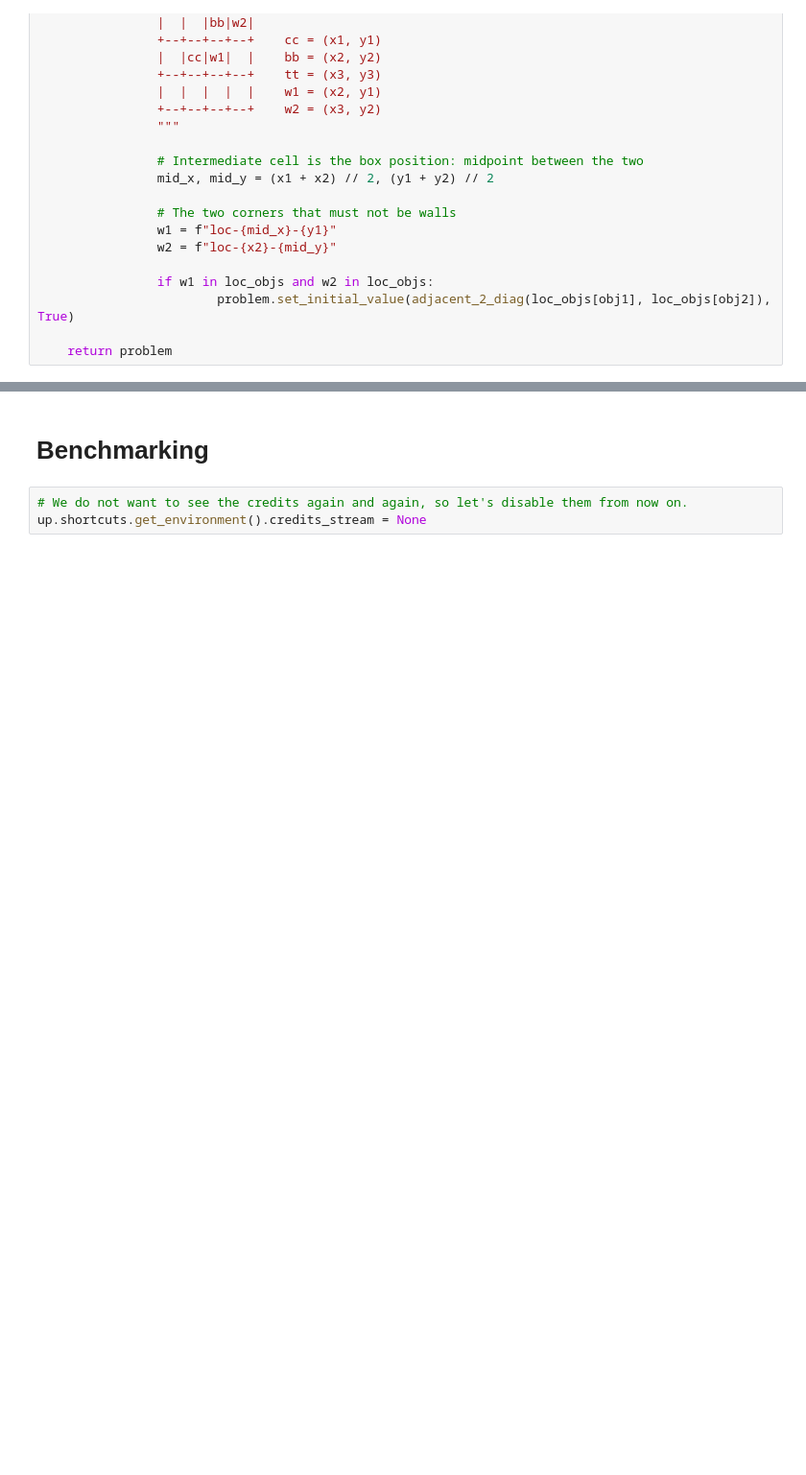
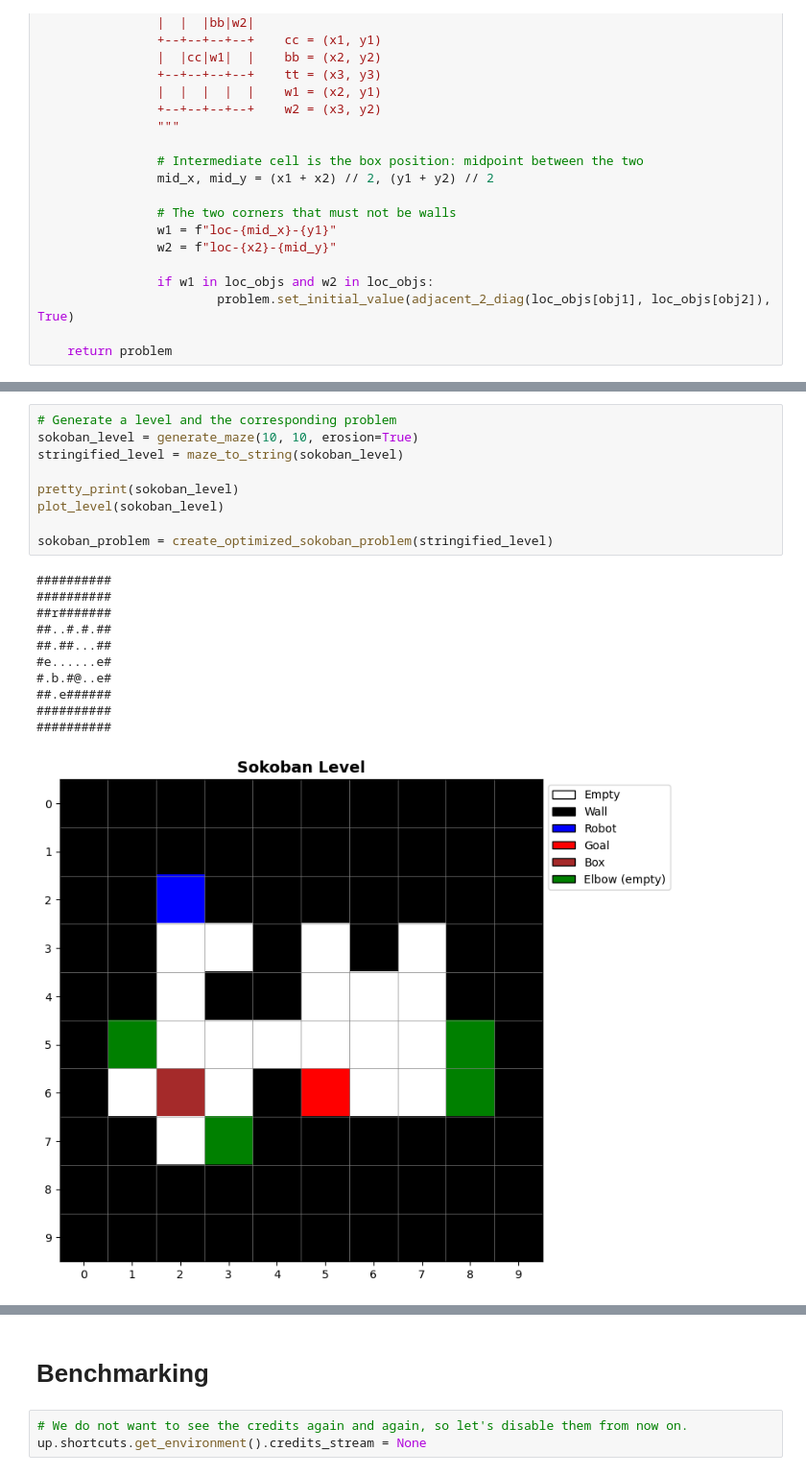
Before and after one commit to FlavioFoxes/colosseum, a Jupyter notebook: src/colosseum/tasks/maze/notebooks/maze_generation.ipynb, the cells around one changed output, grey strips where cells are left out. Shown at 96% size. Cells and saved outputs as stored; diff of their text form; blank space fills up the shorter version.

```diff
--- a/src/colosseum/tasks/maze/notebooks/maze_generation.ipynb
+++ b/src/colosseum/tasks/maze/notebooks/maze_generation.ipynb
@@ -1376,0 +1677,21 @@ with OneshotPlanner(problem_kind=sokoban_problem.kind) as planner:
+# %%
+# Generate a level and the corresponding problem
+sokoban_level = generate_maze(10, 10, erosion=True)
+stringified_level = maze_to_string(sokoban_level)
+
+pretty_print(sokoban_level)
+plot_level(sokoban_level)
+
+sokoban_problem = create_optimized_sokoban_problem(stringified_level)
+# %% [output]
+##########
+##########
+##r#######
+##..#.#.##
+##.##...##
+#e......e#
+#.b.#@..e#
+##.e######
+##########
+##########
+[figure, added]
```
Also changed, not shown: parts of 16 cells of this notebook, 2 other files.
